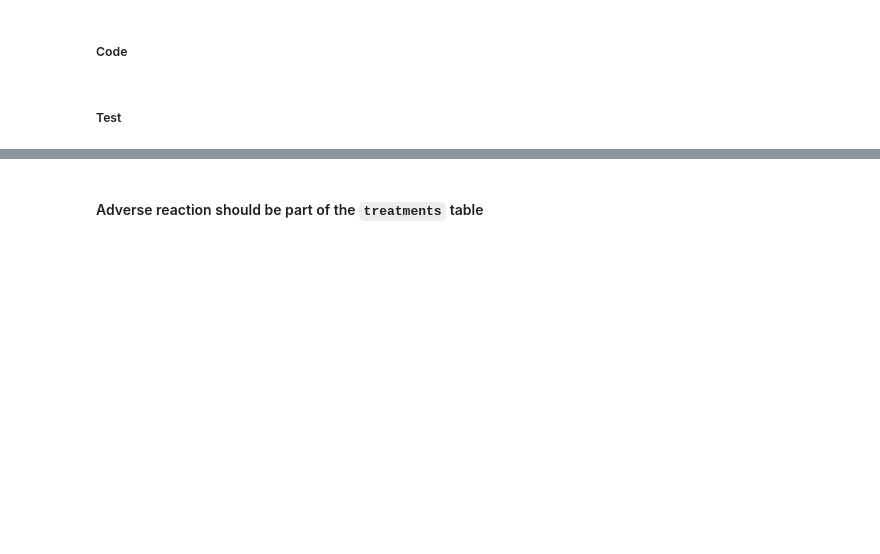
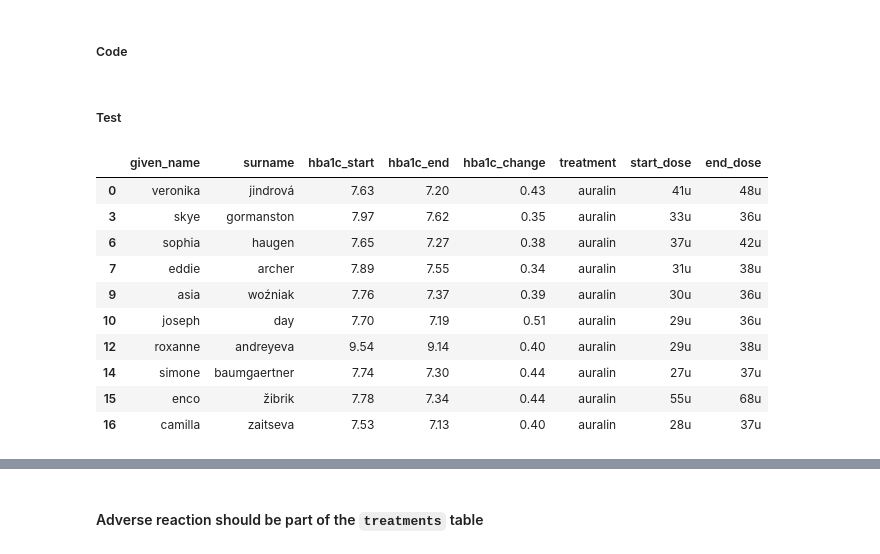
Before and after one commit to cb1118/dataAnalyst, a Jupyter notebook: dataWrangling/diabetes/cleaning-student.ipynb, the cells around one changed output, grey strips where cells are left out. Saved outputs shown, nothing was run; the diff lists cells and outputs as text; code cells hidden in the pictures; blank space fills up the shorter version.

```diff
--- a/dataWrangling/diabetes/cleaning-student.ipynb
+++ b/dataWrangling/diabetes/cleaning-student.ipynb
@@ -415,0 +509,14 @@ assert sum(treatments_clean['hba1c_start'].sub(treatments_clean['hba1c_end'], ax
+# %%
+treatments_clean.head(10)
+# %% [output]
+|  | given_name | surname | hba1c_start | hba1c_end | hba1c_change | treatment | start_dose | end_dose |
+| 0 | veronika | jindrová | 7.63 | 7.20 | 0.43 | auralin | 41u | 48u |
+| 3 | skye | gormanston | 7.97 | 7.62 | 0.35 | auralin | 33u | 36u |
+| 6 | sophia | haugen | 7.65 | 7.27 | 0.38 | auralin | 37u | 42u |
+| 7 | eddie | archer | 7.89 | 7.55 | 0.34 | auralin | 31u | 38u |
+| 9 | asia | woźniak | 7.76 | 7.37 | 0.39 | auralin | 30u | 36u |
+| 10 | joseph | day | 7.70 | 7.19 | 0.51 | auralin | 29u | 36u |
+| 12 | roxanne | andreyeva | 9.54 | 9.14 | 0.40 | auralin | 29u | 38u |
+| 14 | simone | baumgaertner | 7.74 | 7.30 | 0.44 | auralin | 27u | 37u |
+| 15 | enco | žibrik | 7.78 | 7.34 | 0.44 | auralin | 55u | 68u |
+| 16 | camilla | zaitseva | 7.53 | 7.13 | 0.40 | auralin | 28u | 37u |
```
Also changed, not shown: parts of 83 cells of this notebook, 9 other files.
